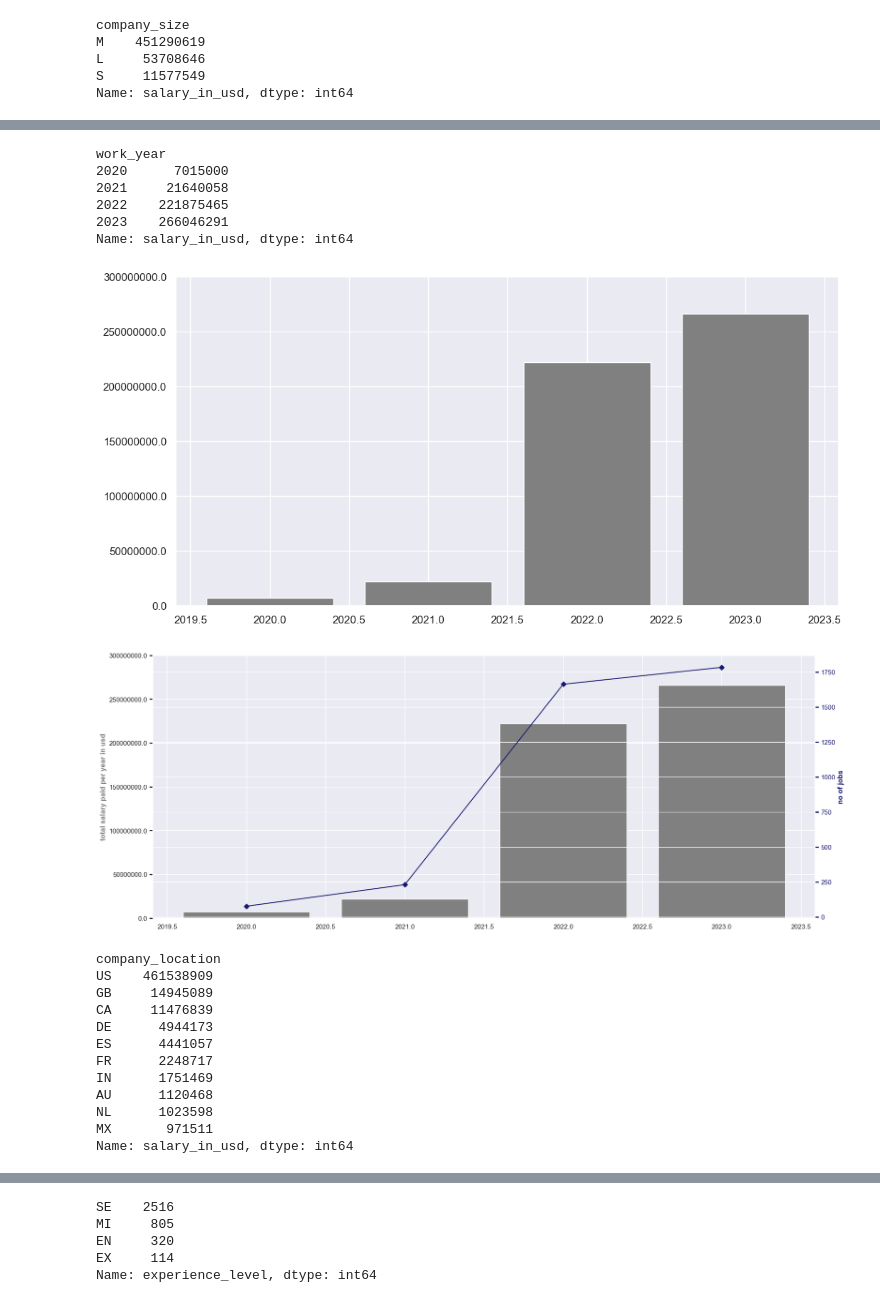
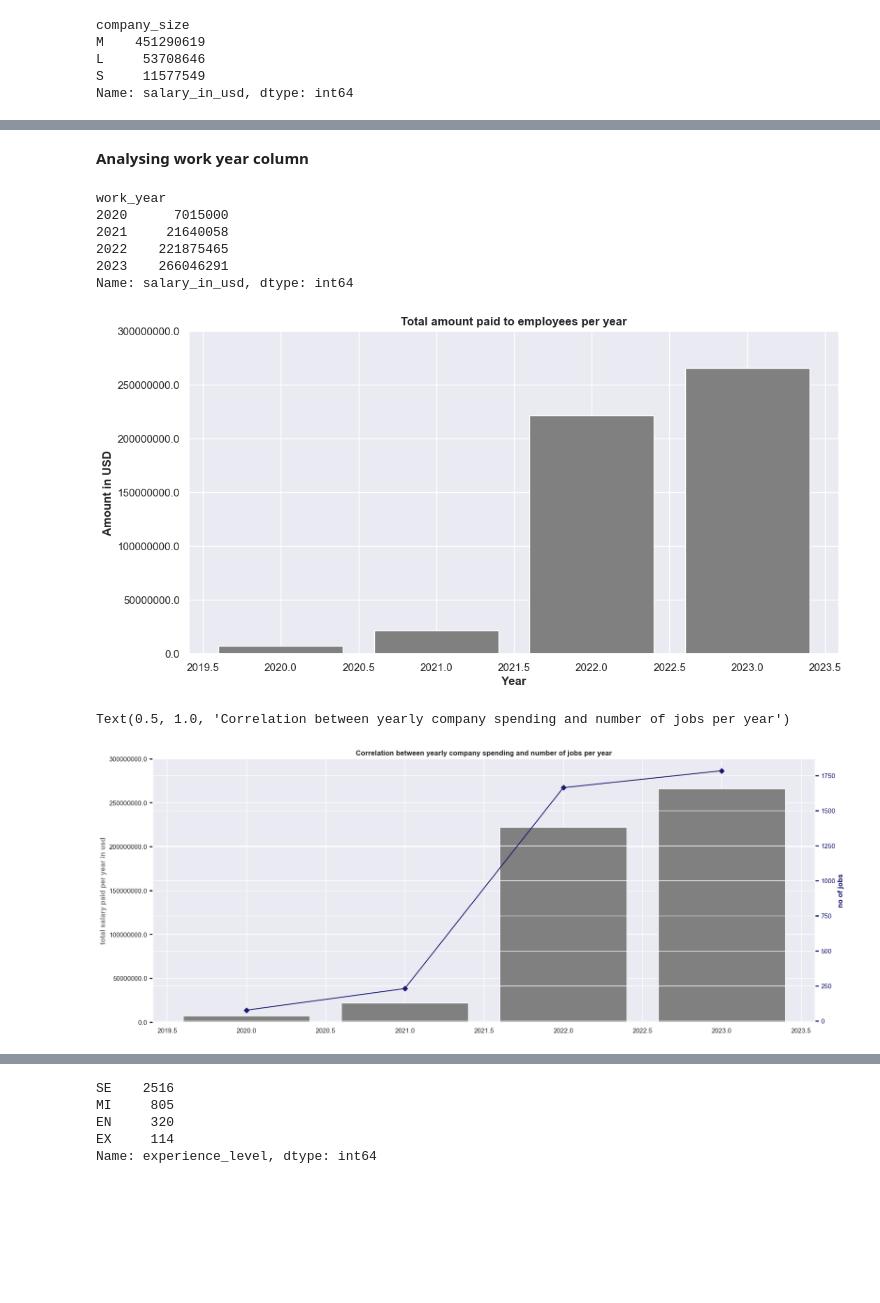
Before and after one commit to captin01/Data_Analysis, a Jupyter notebook: Data_salaries/Ds_salaries.ipynb, the cells around one changed output, grey strips where cells are left out. Cells and saved outputs as stored; diff of their text form; code cells hidden in the pictures; blank space fills up the shorter version.

```diff
--- a/Data_salaries/Ds_salaries.ipynb
+++ b/Data_salaries/Ds_salaries.ipynb
@@ -349,3 +320,5 @@ Name: job_title, dtype: int64
+# %% [markdown]
+**Analysing work year column**
 # %%
 yr_sal_comp = df.groupby('work_year')['salary_in_usd'].sum()
 yr_sal_comp
@@ -357,17 +330,22 @@ work_year
 2023    266046291
 Name: salary_in_usd, dtype: int64
 # %%
+#plotting a line graph.
+
 plt.figure(figsize = (12,6))
 plt.bar(x = yr_sal_comp.index,
         height = yr_sal_comp.values,
         color = 'Grey')
 plt.yticks(ticks = plt.yticks()[0],
            labels = plt.yticks()[0])
+plt.xlabel('Year', weight = 'bold')
+plt.ylabel('Amount in USD', weight = 'bold')
+plt.title('Total amount paid to employees per year', weight = 'bold', fontsize = 12)
 plt.show()
 # %% [output]
-[figure, old version]
+[figure, new version]
 # %%
-#remember to remove gridlines
+#plotting a bar and line graph to observe any correlation.
 
 fig, ax = plt.subplots(figsize = (20,8))
 
@@ -392,21 +370,7 @@ ax1.set_ylabel('no of jobs',
 ax1.tick_params(axis = 'y',
                 width = 2,
                 colors = 'Midnightblue')
+plt.title('Correlation between yearly company spending and number of jobs per year', weight ='bold', fontsize = 12)
 # %% [output]
+Text(0.5, 1.0, 'Correlation between yearly company spending and number of jobs per year')
-[figure, old version]
+[figure, new version]
-# %%
-y = df.groupby('company_location')['salary_in_usd'].sum().sort_values(ascending = False)
-y.head(10)
-# %% [output]
-company_location
-US    461538909
-GB     14945089
-CA     11476839
-DE      4944173
-ES      4441057
-FR      2248717
-IN      1751469
-AU      1120468
-NL      1023598
-MX       971511
-Name: salary_in_usd, dtype: int64
```
Also changed, not shown: parts of 29 cells of this notebook.
